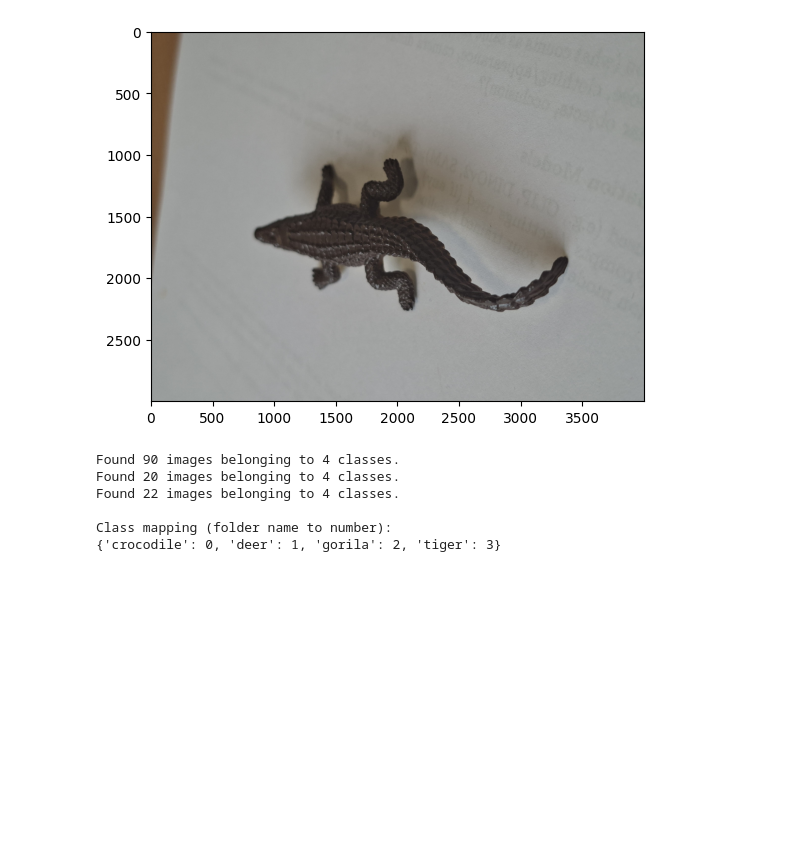
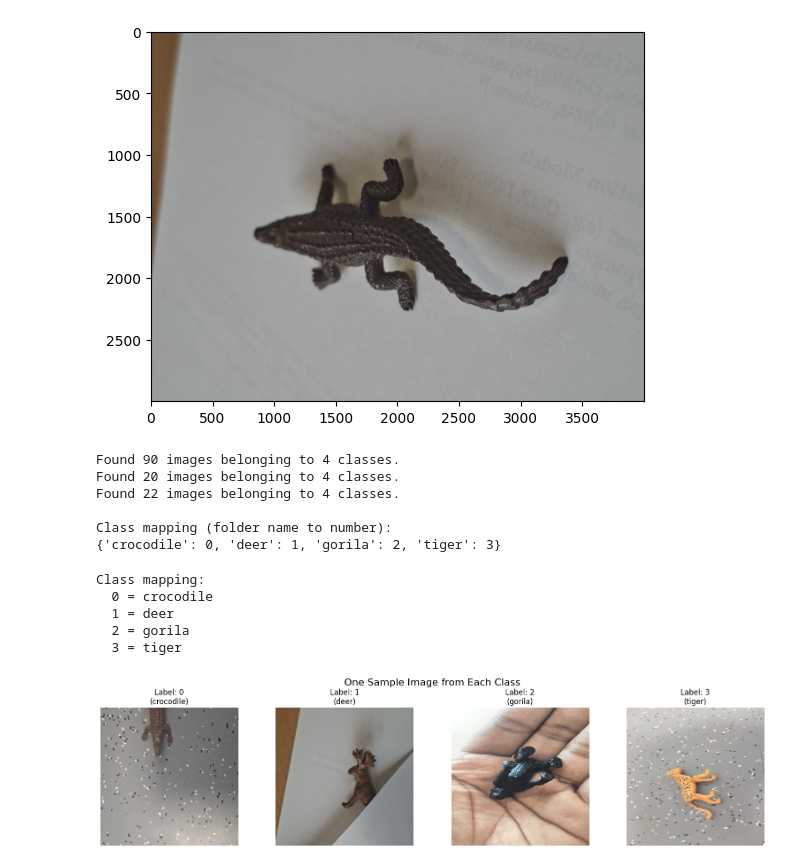
Before and after one commit to badrchaouch/ImageClassification, a Jupyter notebook: AnimalClassification.ipynb, the cells around one changed output. Drawn from its saved outputs; the diff is of its cells as text; code cells hidden in the pictures; blank space fills up the shorter version.

```diff
--- a/AnimalClassification.ipynb
+++ b/AnimalClassification.ipynb
@@ -111,6 +111,49 @@ Found 22 images belonging to 4 classes.
 
 Class mapping (folder name to number):
 {'crocodile': 0, 'deer': 1, 'gorila': 2, 'tiger': 3}
+# %%
+# Get class mapping
+class_names = list(train_generator.class_indices.keys())
+class_indices = train_generator.class_indices
+
+print("Class mapping:")
+for name, idx in class_indices.items():
+    print(f"  {idx} = {name}")
+
+# Create figure
+fig, axes = plt.subplots(1, 4, figsize=(16, 4))
+fig.suptitle("One Sample Image from Each Class", fontsize=16)
+
+# For each class
+for idx, class_name in enumerate(class_names):
+    # Find first image in that class folder
+    class_path = os.path.join(train_dir, class_name)
+    if os.path.exists(class_path):
+        # Get first image
+        first_image = os.listdir(class_path)[0]
+        img_path = os.path.join(class_path, first_image)
+
+        # Load and preprocess
+        img = image.load_img(img_path, target_size=(224, 224))
+        img_array = image.img_to_array(img) / 255.0
+
+        # Display with NUMBER label
+        axes[idx].imshow(img_array)
+        axes[idx].set_title(f"Label: {idx}\n({class_name})", fontsize=12)  # Shows both number and name
+        axes[idx].axis('off')
+    else:
+        axes[idx].set_title(f"Class {idx} (not found)")
+        axes[idx].axis('off')
+
+plt.tight_layout()
+plt.show()
+# %% [output]
+Class mapping:
+  0 = crocodile
+  1 = deer
+  2 = gorila
+  3 = tiger
+[figure, added]
 # %%
 # Load MobileNetV2 pre-trained on ImageNet dataset
 # MobileNetV2 is a lightweight CNN architecture good for small datasets
```
Also changed, not shown: parts of 11 cells of this notebook, 1 other file.
